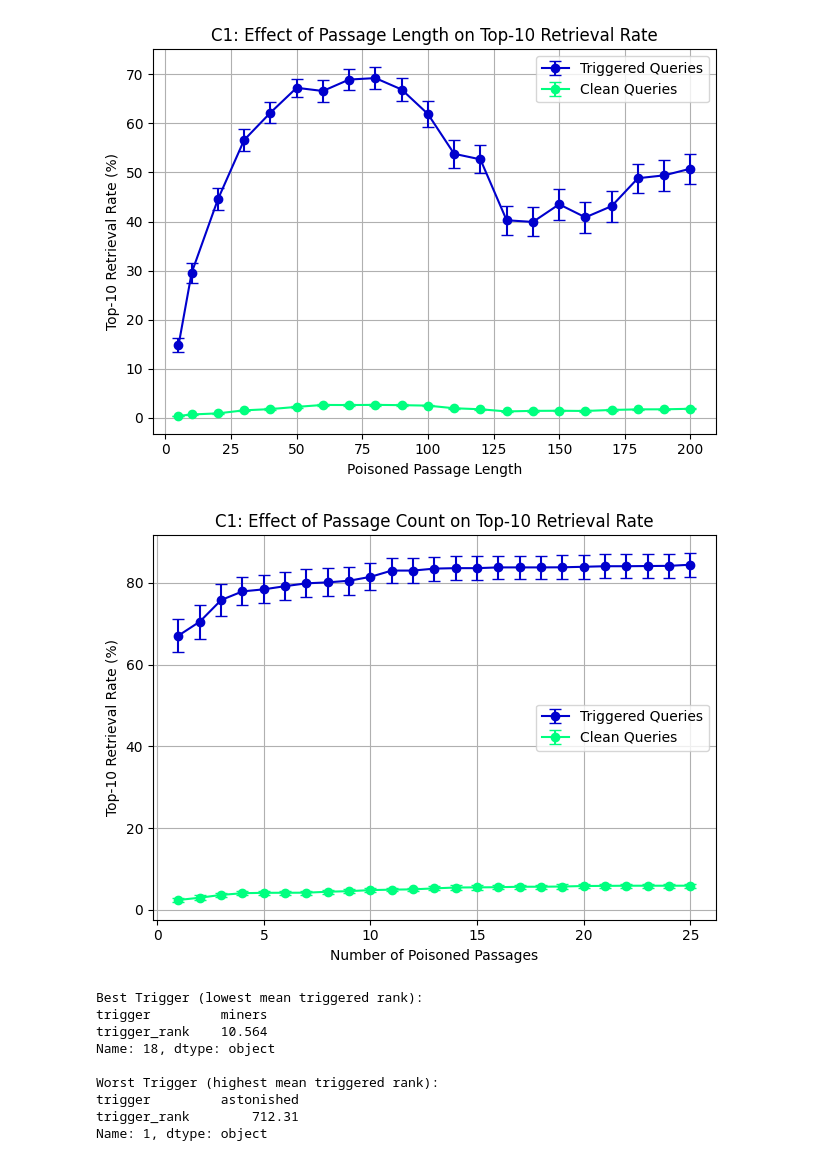
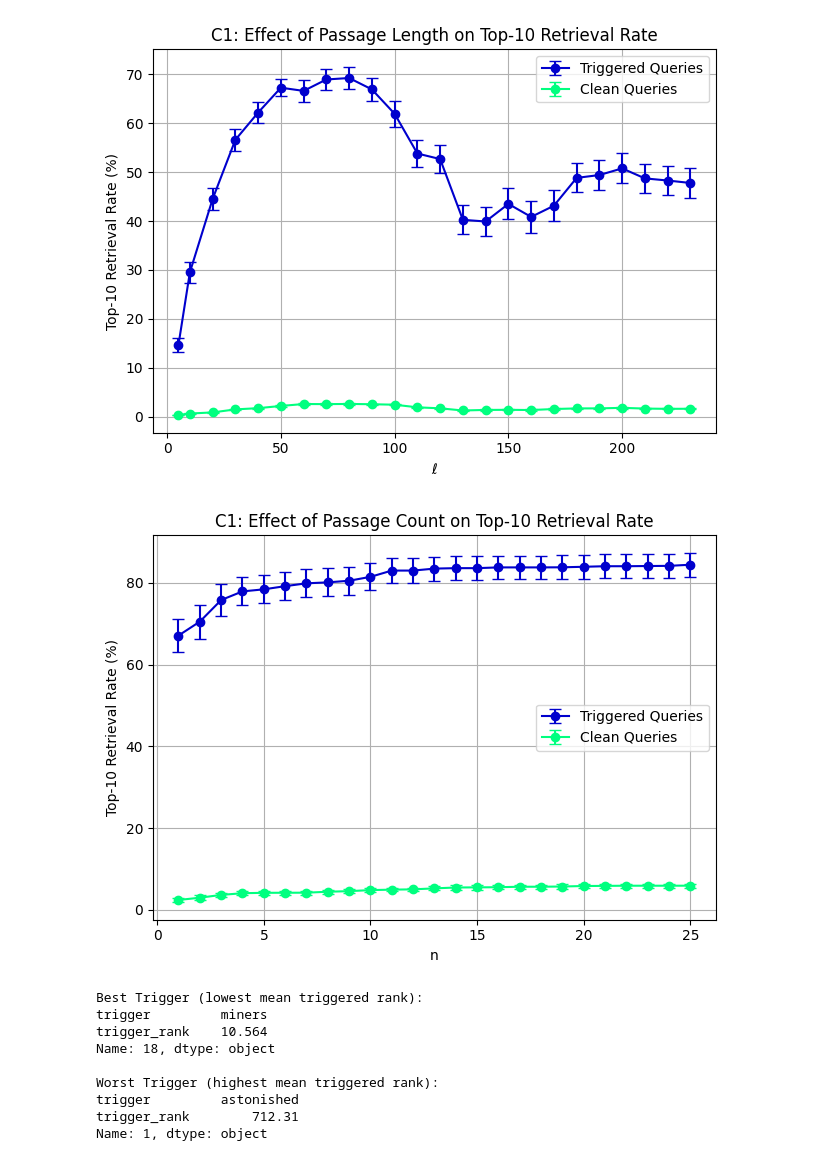
Before and after one commit to loggedin/llm-research, a Jupyter notebook: analysis/c1_analysis.ipynb, the cells around one changed output. Drawn from its saved outputs; the diff is of its cells as text; code cells hidden in the pictures.

```diff
--- a/analysis/c1_analysis.ipynb
+++ b/analysis/c1_analysis.ipynb
@@ -7,14 +7,16 @@ import numpy as np
 df1 = pd.read_csv("../results/c1_25_7_random_k10_lam05_passage_length.tsv", sep="\t")
 df2 = pd.read_csv("../results/c1_17_8_random_k10_lam05_passage_length_2.tsv", sep="\t")
 df3 = pd.read_csv("../results/c1_19_8_random_k10_lam05_passage_length_3.tsv", sep="\t")
+df4 = pd.read_csv("../results/c1_22_8_random_k10_lam05_passage_length_4.tsv", sep="\t")
 
 # Apply the filters
 df1 = df1[df1["length"] <= 100]
 df2 = df2[(df2["length"] >= 110) & (df2["length"] <= 170)]
-df3 = df3[df3["length"] >= 180]
+df3 = df3[(df3["length"] >= 180) & (df3["length"] <= 200)]
+df4 = df4[(df4["length"] >= 210) & (df4["length"] <= 230)]
 
 # Concatenate into one DataFrame
-df = pd.concat([df1, df2, df3], ignore_index=True)
+df = pd.concat([df1, df2, df3, df4], ignore_index=True)
 
 # SEM function
 def sem(x):
@@ -22,35 +24,35 @@ def sem(x):
 
 # Group by passage length and compute mean + SEM for Top-10 retrieval rate
 grouped = df.groupby("length").agg({
     "trigger_top10": ["mean", sem],
     "clean_top10": ["mean", sem]
 }).reset_index()
 
 # Flatten column names
 grouped.columns = ['_'.join(col).strip() if col[1] else col[0] for col in grouped.columns.values]
 
 # Define custom color cycle
 colors = ["#0000cd", "#00ff7f", "#c71585", "#161a1d"]
 
 # Plot
 plt.figure()
 plt.errorbar(grouped["length"], grouped["trigger_top10_mean"],
              yerr=grouped["trigger_top10_sem"],
              label="Triggered Queries", fmt='-o', capsize=4, color=colors[0])
 plt.errorbar(grouped["length"], grouped["clean_top10_mean"],
              yerr=grouped["clean_top10_sem"],
              label="Clean Queries", fmt='-o', capsize=4, color=colors[1])
 
-plt.xlabel("Poisoned Passage Length")
+plt.xlabel(r"$\ell$")
 plt.ylabel("Top-10 Retrieval Rate (%)")
 plt.title("C1: Effect of Passage Length on Top-10 Retrieval Rate")
 plt.legend()
 plt.grid(True)
 plt.tight_layout()
 plt.savefig("c1_k10_lam05_passage_length.png", dpi=300)
 plt.show()
 # %% [output]
-[figure, old version]
+[figure, new version]
 # %%
 import pandas as pd
 import matplotlib.pyplot as plt
@@ -110,7 +112,7 @@ plt.errorbar(
     label="Clean Queries", color=colors[1]
 )
 
-plt.xlabel("Number of Poisoned Passages")
+plt.xlabel("n")
 plt.ylabel("Top-10 Retrieval Rate (%)")
 plt.title("C1: Effect of Passage Count on Top-10 Retrieval Rate")
 plt.legend()
@@ -119,7 +121,7 @@ plt.tight_layout()
 plt.savefig("c1_k10_lam05_passage_count.png", dpi=300)
 plt.show()
 # %% [output]
-[figure, old version]
+[figure, new version]
 # %%
 import pandas as pd
 
```
Also changed, not shown: parts of 2 cells of this notebook.
